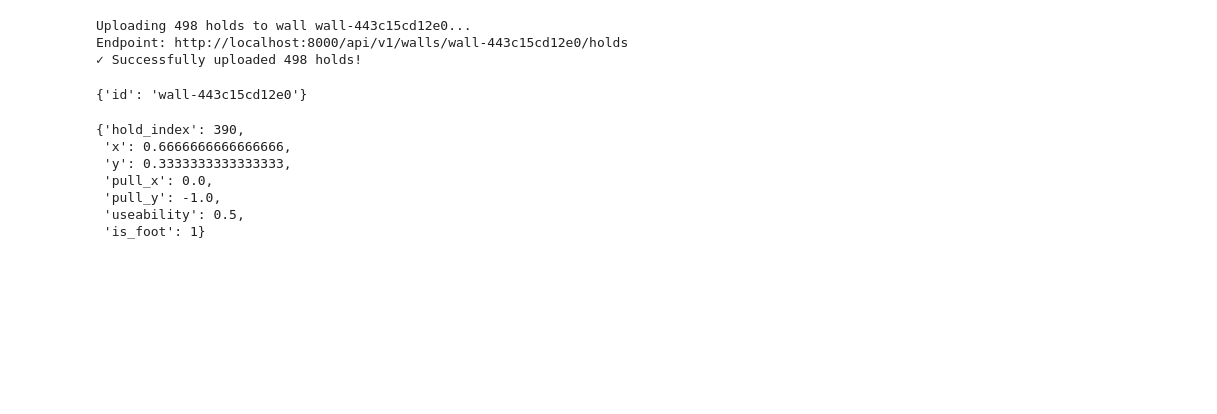
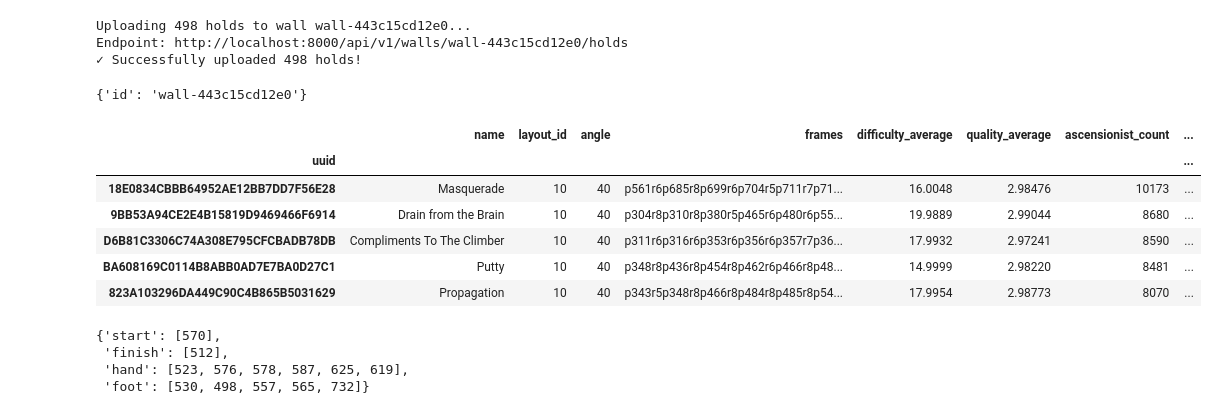
Before and after one commit to EvanMcCormick37/ml-homewall-climb-generator, a Jupyter notebook: model-training/extract_and_preprocess_boardlib_holds.ipynb, the cells around one changed output. Drawn from its saved outputs; the diff is of its cells as text; code cells hidden in the pictures; blank space fills up the shorter version.

```diff
--- a/model-training/extract_and_preprocess_boardlib_holds.ipynb
+++ b/model-training/extract_and_preprocess_boardlib_holds.ipynb
@@ -155,13 +314,42 @@ Uploading 498 holds to wall wall-443c15cd12e0...
 Endpoint: http://localhost:8000/api/v1/walls/wall-443c15cd12e0/holds
 ✓ Successfully uploaded 498 holds!
 {'id': 'wall-443c15cd12e0'}
-# %%
-spray_holds[0]
-# %% [output]
-{'hold_index': 390,
- 'x': 0.6666666666666666,
- 'y': 0.3333333333333333,
- 'pull_x': 0.0,
- 'pull_y': -1.0,
- 'useability': 0.5,
- 'is_foot': 1}
+# %%
+query="""
+        SELECT
+            c.uuid,
+            c.name,
+            c.layout_id,
+            cs.angle,
+            c.frames,
+            cs.difficulty_average,
+            cs.quality_average,
+            cs.ascensionist_count,
+            cs.fa_username,
+            c.created_at
+        FROM climbs c
+        JOIN climb_stats cs ON c.uuid = cs.climb_uuid
+        WHERE c.layout_id > 9
+            AND cs.angle IS NOT NULL
+            AND cs.ascensionist_count > 0
+            AND cs.difficulty_average IS NOT NULL
+            AND cs.quality_average IS NOT NULL
+        ORDER BY cs.ascensionist_count DESC;
+    """
+df_climbs = df_sql("tension",query)
+df_climbs.head()
+# %% [output]
+|  | name | layout_id | angle | frames | difficulty_average | quality_average | ascensionist_count | ... |
+| uuid |  |  |  |  |  |  |  | ... |
+| 18E0834CBBB64952AE12BB7DD7F56E28 | Masquerade | 10 | 40 | p561r6p685r8p699r6p704r5p711r7p71... | 16.0048 | 2.98476 | 10173 | ... |
+| 9BB53A94CE2E4B15819D9469466F6914 | Drain from the Brain | 10 | 40 | p304r8p310r8p380r5p465r6p480r6p55... | 19.9889 | 2.99044 | 8680 | ... |
+| D6B81C3306C74A308E795CFCBADB78DB | Compliments To The Climber | 10 | 40 | p311r6p316r6p353r6p356r6p357r7p36... | 17.9932 | 2.97241 | 8590 | ... |
+| BA608169C0114B8ABB0AD7E7BA0D27C1 | Putty | 10 | 40 | p348r8p436r8p454r8p462r6p466r8p48... | 14.9999 | 2.98220 | 8481 | ... |
+| 823A103296DA449C90C4B865B5031629 | Propagation | 10 | 40 | p343r5p348r8p466r8p484r8p485r8p54... | 17.9954 | 2.98773 | 8070 | ... |
+# %%
+parse_frames_to_holdset(df_climbs[df_climbs["layout_id"]==11].iloc[0,3])
+# %% [output]
+{'start': [570],
+ 'finish': [512],
+ 'hand': [523, 576, 578, 587, 625, 619],
+ 'foot': [530, 498, 557, 565, 732]}
```
Also changed, not shown: parts of 5 cells of this notebook, 9 other files.
